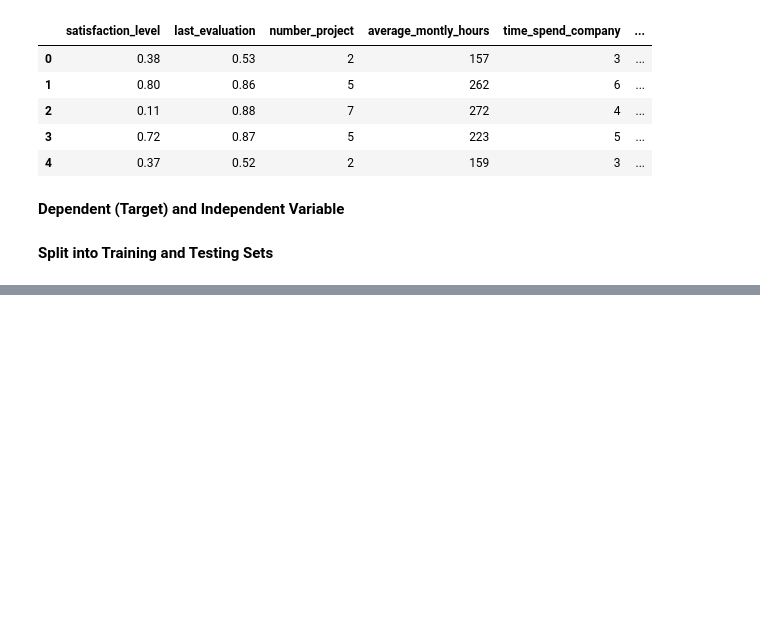
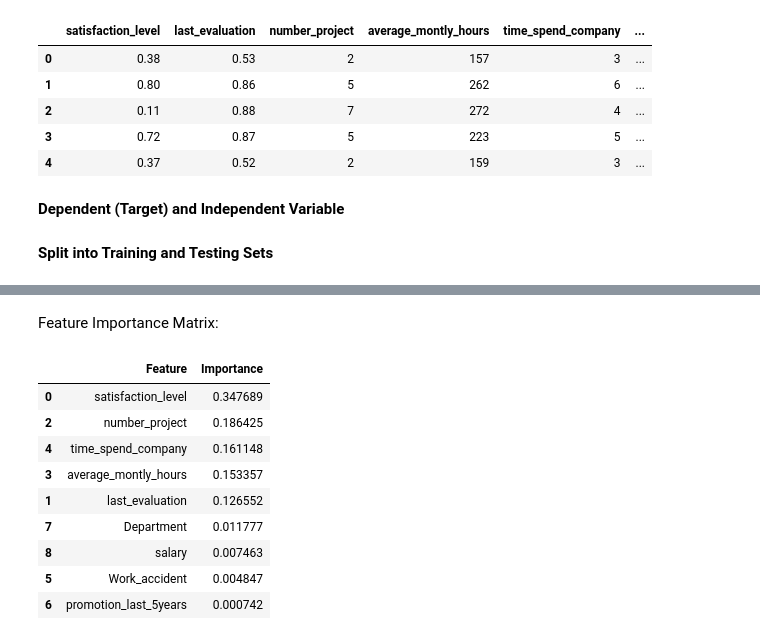
Before and after one commit to Chartreuse373/Employee-Attrition-Random-Forest, a Jupyter notebook: random_forest.ipynb, the cells around one changed output, grey strips where cells are left out. Drawn from its saved outputs; the diff is of its cells as text; code cells hidden in the pictures; blank space fills up the shorter version.

```diff
--- a/random_forest.ipynb
+++ b/random_forest.ipynb
@@ -222,0 +297,18 @@ y = emp_data1.left
+# %% [markdown]
+Feature Importance Matrix:
+# %%
+score_list = Random_forest_model.feature_importances_
+list_of_features = list(x.columns)
+score_df = pd.DataFrame({'Feature': list_of_features, 'Importance': score_list})
+score_df.sort_values(by='Importance', ascending=False)
+# %% [output]
+|  | Feature | Importance |
+| 0 | satisfaction_level | 0.347689 |
+| 2 | number_project | 0.186425 |
+| 4 | time_spend_company | 0.161148 |
+| 3 | average_montly_hours | 0.153357 |
+| 1 | last_evaluation | 0.126552 |
+| 7 | Department | 0.011777 |
+| 8 | salary | 0.007463 |
+| 5 | Work_accident | 0.004847 |
+| 6 | promotion_last_5years | 0.000742 |
```
Also changed, not shown: parts of 40 cells of this notebook.
